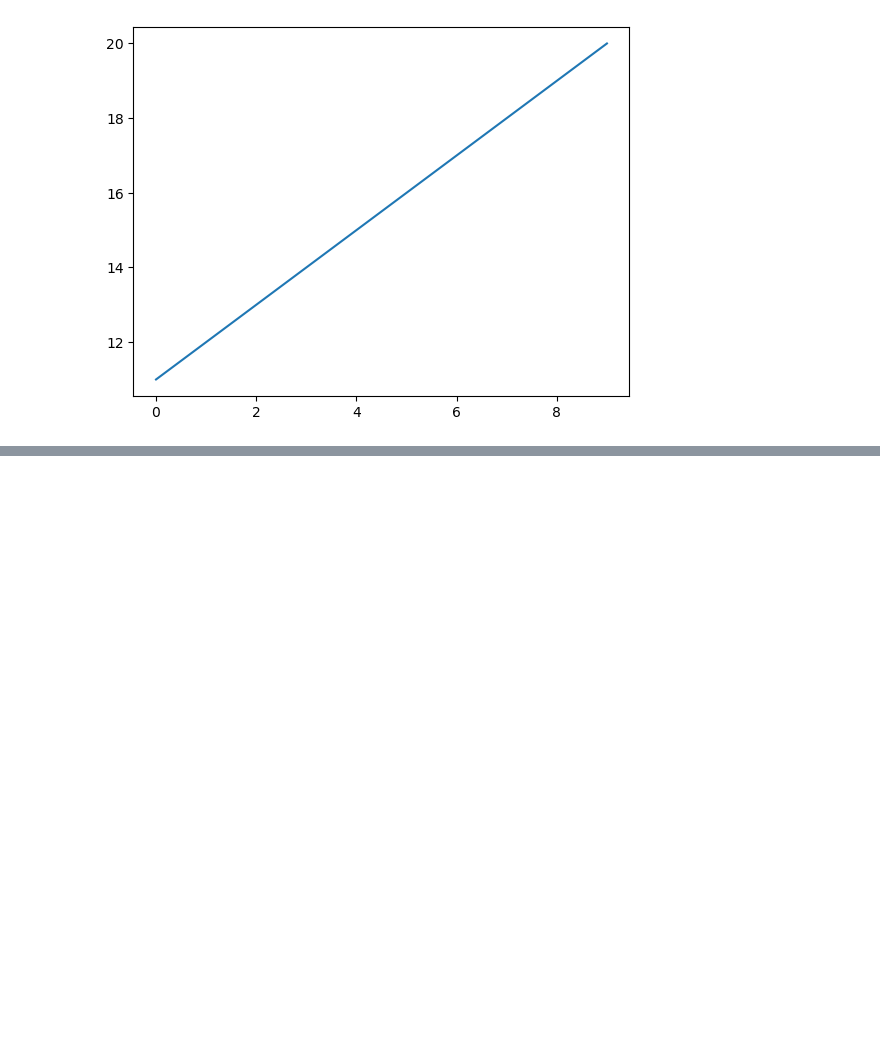
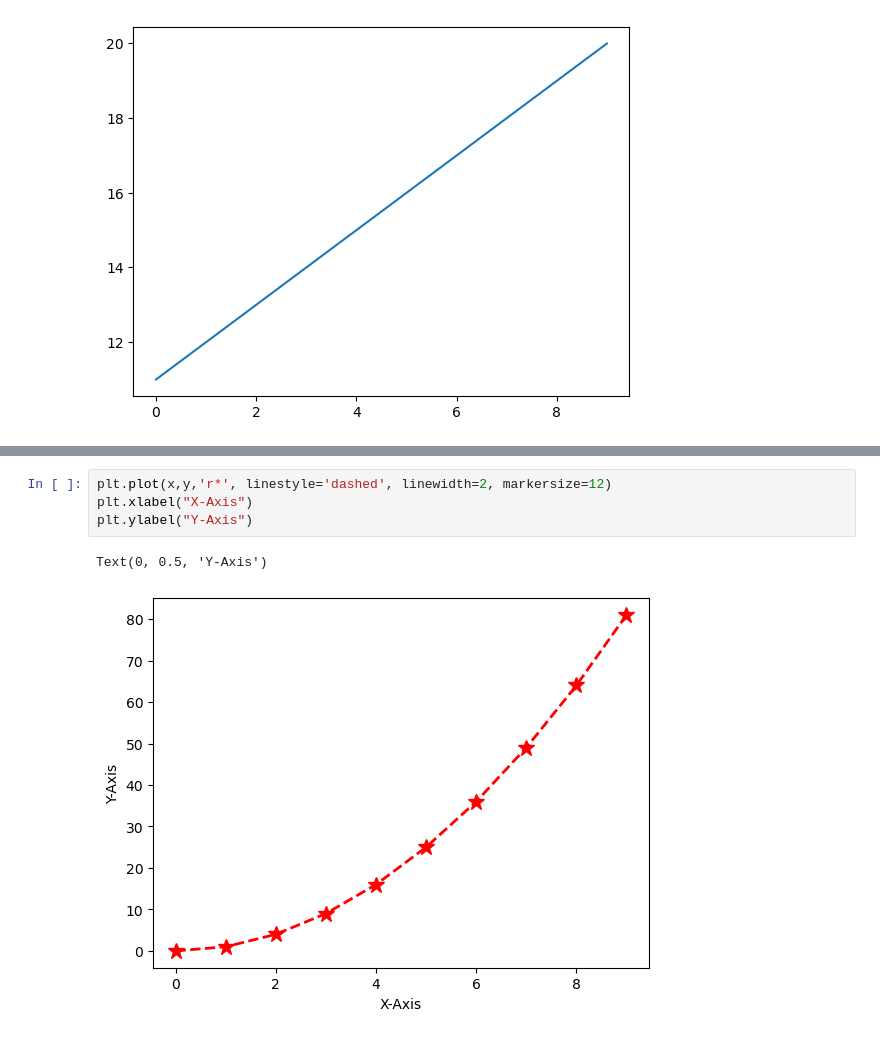
Before and after one commit to Engg-Abhinav/Python-Libraries, a Jupyter notebook: Python_Tutorial_4.ipynb, the cells around one changed output, grey strips where cells are left out. Saved outputs shown, nothing was run; the diff lists cells and outputs as text; blank space fills up the shorter version.

```diff
--- a/Python_Tutorial_4.ipynb
+++ b/Python_Tutorial_4.ipynb
@@ -68,0 +64,7 @@ plt.plot(x,y,'r*', linestyle='dashed', linewidth=2, markersize=12)
+# %%
+plt.plot(x,y,'r*', linestyle='dashed', linewidth=2, markersize=12)
+plt.xlabel("X-Axis")
+plt.ylabel("Y-Axis")
+# %% [output]
+Text(0, 0.5, 'Y-Axis')
+[figure, added]
```
Also changed, not shown: parts of 9 cells of this notebook.
